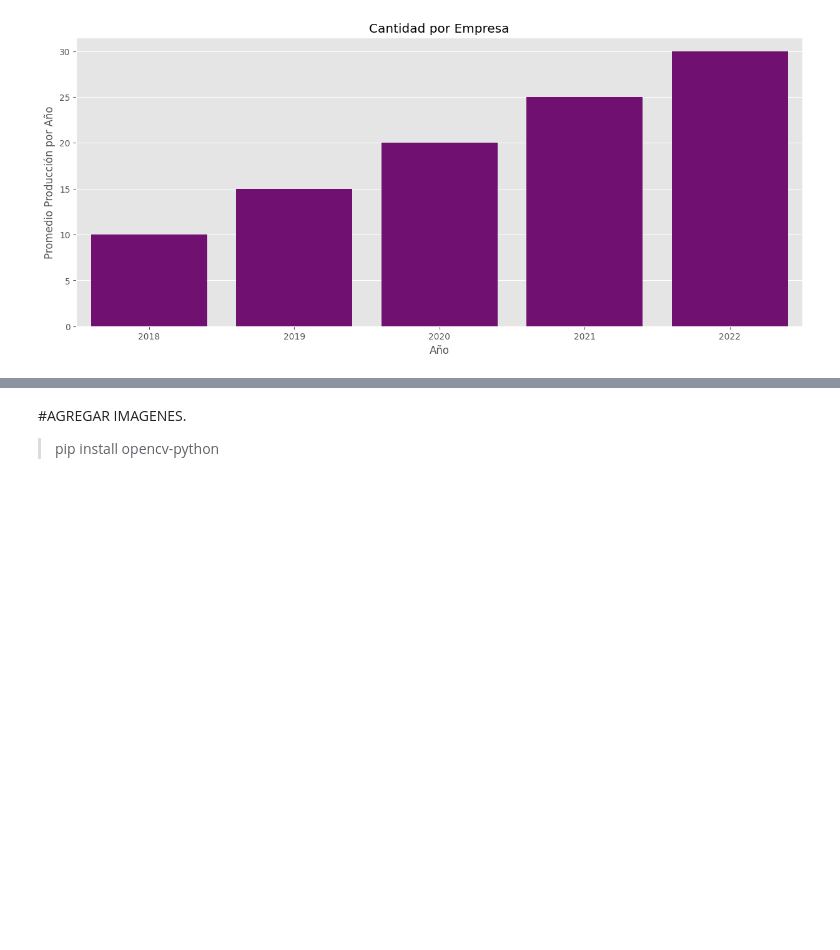
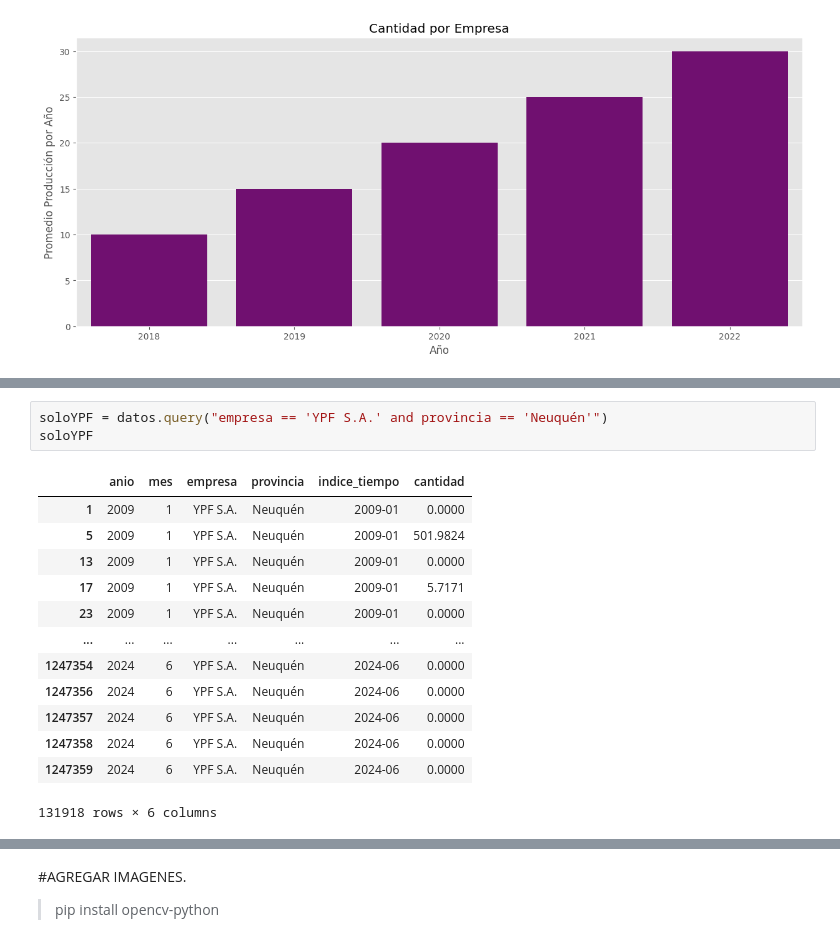
Before and after one commit to Vanessa0ne/Rails, a Jupyter notebook: Estructura_de_Control_phyton.ipynb, the cells around one changed output, grey strips where cells are left out. Drawn from its saved outputs; the diff is of its cells as text; blank space fills up the shorter version.

```diff
--- a/Estructura_de_Control_phyton.ipynb
+++ b/Estructura_de_Control_phyton.ipynb
@@ -743,0 +759,17 @@ WARNING:matplotlib.legend:No artists with labels found to put in legend.  Note t
+# %%
+soloYPF = datos.query("empresa == 'YPF S.A.' and provincia == 'Neuquén'")
+soloYPF
+# %% [output]
+|  | anio | mes | empresa | provincia | indice_tiempo | cantidad |
+| 1 | 2009 | 1 | YPF S.A. | Neuquén | 2009-01 | 0.0000 |
+| 5 | 2009 | 1 | YPF S.A. | Neuquén | 2009-01 | 501.9824 |
+| 13 | 2009 | 1 | YPF S.A. | Neuquén | 2009-01 | 0.0000 |
+| 17 | 2009 | 1 | YPF S.A. | Neuquén | 2009-01 | 5.7171 |
+| 23 | 2009 | 1 | YPF S.A. | Neuquén | 2009-01 | 0.0000 |
+| ... | ... | ... | ... | ... | ... | ... |
+| 1247354 | 2024 | 6 | YPF S.A. | Neuquén | 2024-06 | 0.0000 |
+| 1247356 | 2024 | 6 | YPF S.A. | Neuquén | 2024-06 | 0.0000 |
+| 1247357 | 2024 | 6 | YPF S.A. | Neuquén | 2024-06 | 0.0000 |
+| 1247358 | 2024 | 6 | YPF S.A. | Neuquén | 2024-06 | 0.0000 |
+| 1247359 | 2024 | 6 | YPF S.A. | Neuquén | 2024-06 | 0.0000 |
+131918 rows × 6 columns
```
Also changed, not shown: parts of 10 cells of this notebook.
